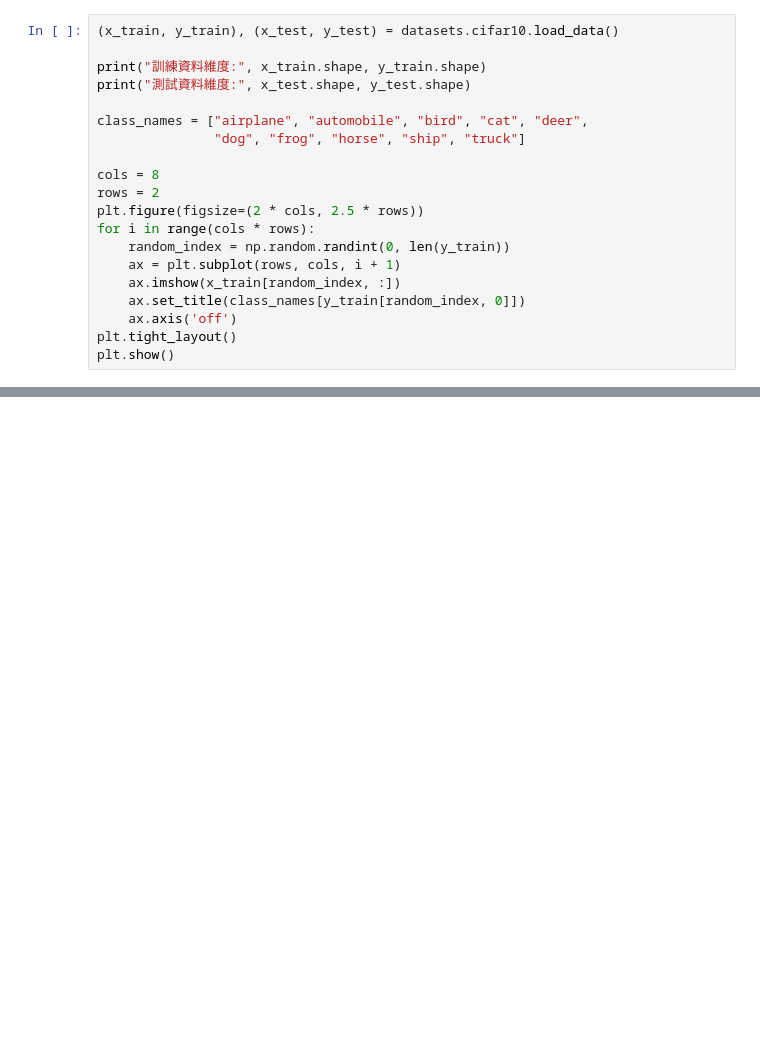
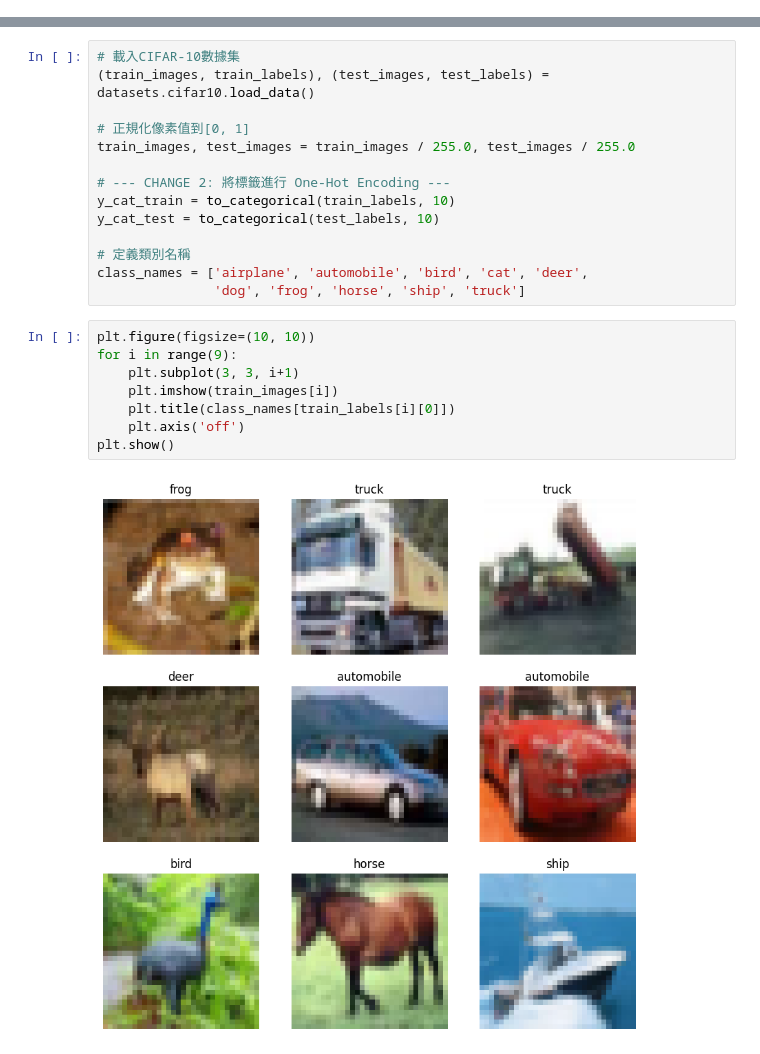
Before and after one commit to rich7420/CNN-Assignment-2025, a Jupyter notebook: ACS111147_CNN_Assignment.ipynb, the cells around one changed output, grey strips where cells are left out. Saved outputs shown, nothing was run; the diff lists cells and outputs as text; blank space fills up the shorter version.

```diff
--- a/ACS111147_CNN_Assignment.ipynb
+++ b/ACS111147_CNN_Assignment.ipynb
@@ -37,20 +2,0 @@ Keras Version: 3.8.0
-# %%
-(x_train, y_train), (x_test, y_test) = datasets.cifar10.load_data()
-
-print("訓練資料維度:", x_train.shape, y_train.shape)
-print("測試資料維度:", x_test.shape, y_test.shape)
-
-class_names = ["airplane", "automobile", "bird", "cat", "deer",
-               "dog", "frog", "horse", "ship", "truck"]
-
-cols = 8
-rows = 2
-plt.figure(figsize=(2 * cols, 2.5 * rows))
-for i in range(cols * rows):
-    random_index = np.random.randint(0, len(y_train))
-    ax = plt.subplot(rows, cols, i + 1)
-    ax.imshow(x_train[random_index, :])
-    ax.set_title(class_names[y_train[random_index, 0]])
-    ax.axis('off')
-plt.tight_layout()
-plt.show()
@@ -175,0 +10,24 @@ Epoch 5/25
+# %%
+# 載入CIFAR-10數據集
+(train_images, train_labels), (test_images, test_labels) = datasets.cifar10.load_data()
+
+# 正規化像素值到[0, 1]
+train_images, test_images = train_images / 255.0, test_images / 255.0
+
+# --- CHANGE 2: 將標籤進行 One-Hot Encoding ---
+y_cat_train = to_categorical(train_labels, 10)
+y_cat_test = to_categorical(test_labels, 10)
+
+# 定義類別名稱
+class_names = ['airplane', 'automobile', 'bird', 'cat', 'deer',
+               'dog', 'frog', 'horse', 'ship', 'truck']
+# %%
+plt.figure(figsize=(10, 10))
+for i in range(9):
+    plt.subplot(3, 3, i+1)
+    plt.imshow(train_images[i])
+    plt.title(class_names[train_labels[i][0]])
+    plt.axis('off')
+plt.show()
+# %% [output]
+[figure, added]
```
Also changed, not shown: parts of 17 cells of this notebook, 1 other file.
